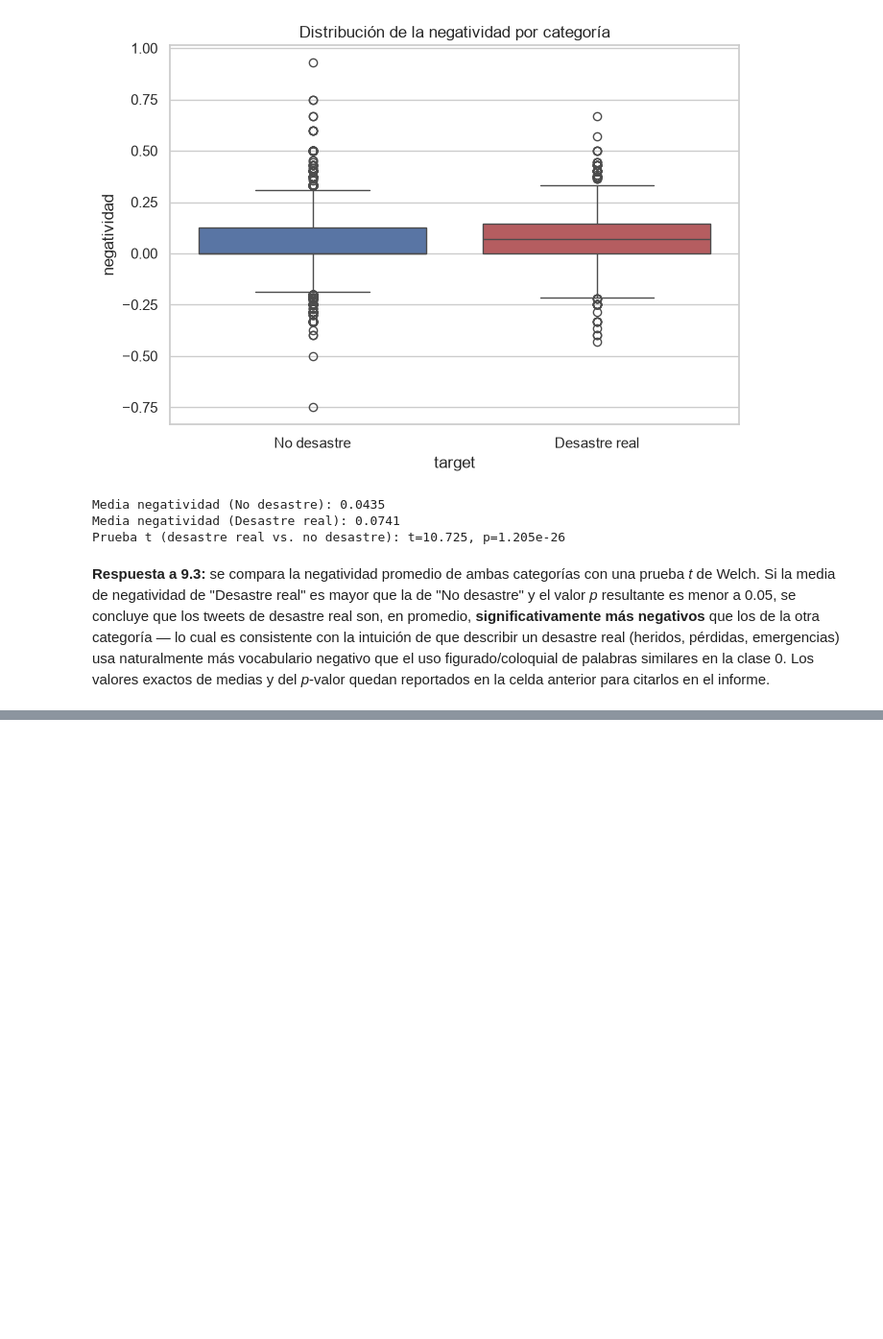
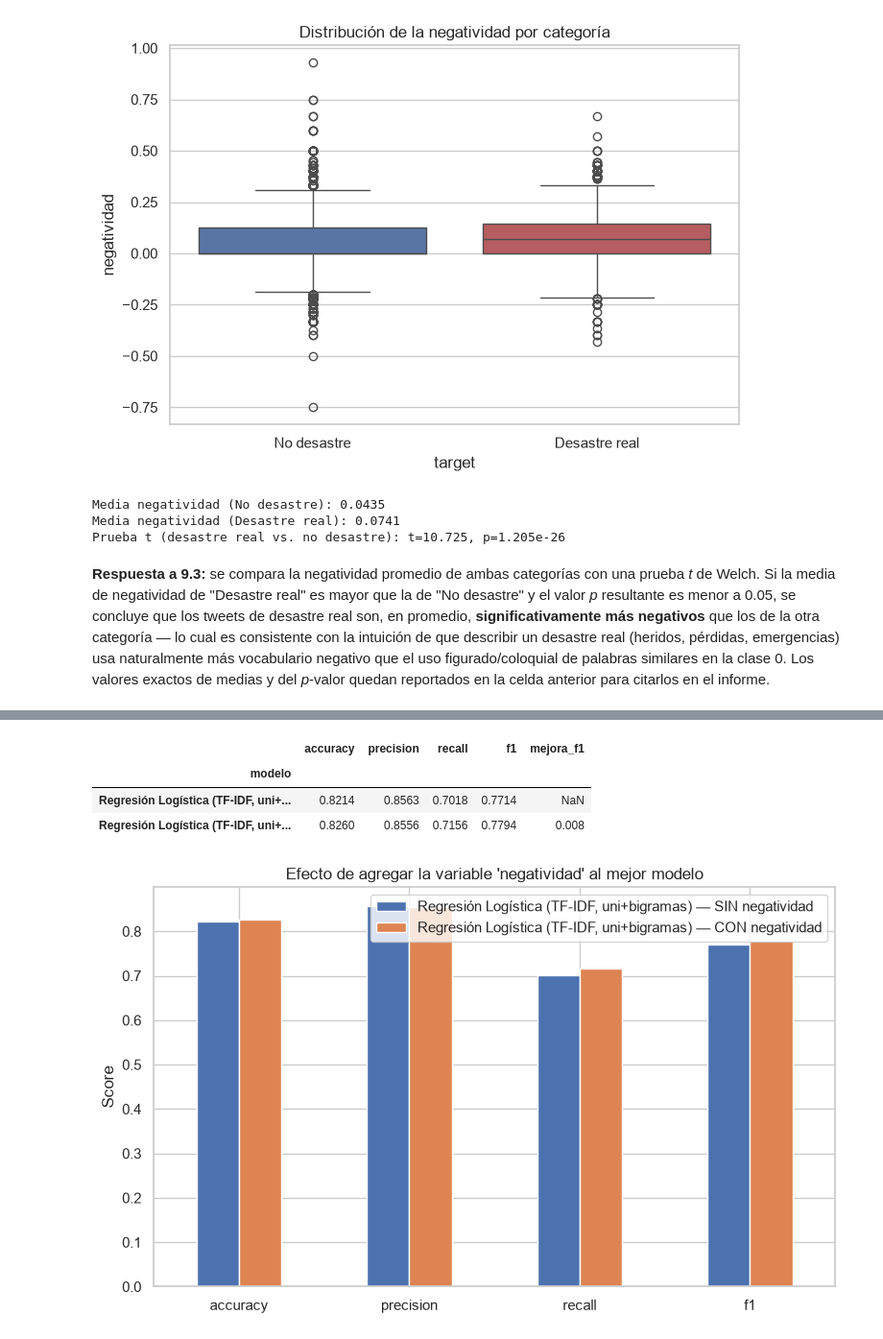
Before and after one commit to DavidDominguez-11/DS-Lab1, a Jupyter notebook: Laboratorio5_avance.ipynb, the cells around one changed output, grey strips where cells are left out. Shown at 96% size. Drawn from its saved outputs; the diff is of its cells as text; code cells hidden in the pictures; blank space fills up the shorter version.

Commit message:
Reentrenar modelo con variable de negatividad y conclusiones

```diff
--- a/Laboratorio5_avance.ipynb
+++ b/Laboratorio5_avance.ipynb
@@ -912,0 +917,15 @@ Prueba t (desastre real vs. no desastre): t=10.725, p=1.205e-26
+# %%
+from scipy.sparse import hstack, csr_matrix
+from sklearn.base import clone
+
+train_idx = X_train.index
+test_idx = X_test.index
+
+neg_train = csr_matrix(df.loc[train_idx, "negatividad"].values.reshape(-1, 1))
+neg_test = csr_matrix(df.loc[test_idx, "negatividad"].values.reshape(-1, 1))
+
+X_train_tfidf_neg = hstack([X_train_tfidf, neg_train]).tocsr()
+X_test_tfidf_neg = hstack([X_test_tfidf, neg_test]).tocsr()
+
+print(f"Features sin negatividad: {X_train_tfidf.shape[1]}")
+print(f"Features con negatividad: {X_train_tfidf_neg.shape[1]}")
@@ -912,0 +935,8 @@ Prueba t (desastre real vs. no desastre): t=10.725, p=1.205e-26
+# %%
+modelo_sin_negatividad = clone(best_model)
+modelo_sin_negatividad.fit(X_train_tfidf, y_train)
+resultado_sin = evaluar_modelo(f"{best_model_name} — SIN negatividad", modelo_sin_negatividad, X_test_tfidf, y_test)
+
+modelo_con_negatividad = clone(best_model)
+modelo_con_negatividad.fit(X_train_tfidf_neg, y_train)
+resultado_con = evaluar_modelo(f"{best_model_name} — CON negatividad", modelo_con_negatividad, X_test_tfidf_neg, y_test)
@@ -912,0 +961,20 @@ Prueba t (desastre real vs. no desastre): t=10.725, p=1.205e-26
+# %%
+comparacion_negatividad = pd.DataFrame([resultado_sin, resultado_con]).set_index("modelo").round(4)
+comparacion_negatividad["mejora_f1"] = comparacion_negatividad["f1"].diff()
+comparacion_negatividad
+# %% [output]
+|  | accuracy | precision | recall | f1 | mejora_f1 |
+| modelo |  |  |  |  |  |
+| Regresión Logística (TF-IDF, uni+... | 0.8214 | 0.8563 | 0.7018 | 0.7714 | NaN |
+| Regresión Logística (TF-IDF, uni+... | 0.8260 | 0.8556 | 0.7156 | 0.7794 | 0.008 |
+# %%
+fig, ax = plt.subplots(figsize=(8, 5))
+comparacion_negatividad[["accuracy", "precision", "recall", "f1"]].T.plot.bar(ax=ax)
+ax.set_title("Efecto de agregar la variable 'negatividad' al mejor modelo")
+ax.set_ylabel("Score")
+ax.legend(title="")
+plt.xticks(rotation=0)
+plt.tight_layout()
+plt.show()
+# %% [output]
+[figure, added]
```
Also changed, not shown: parts of 5 cells of this notebook.
